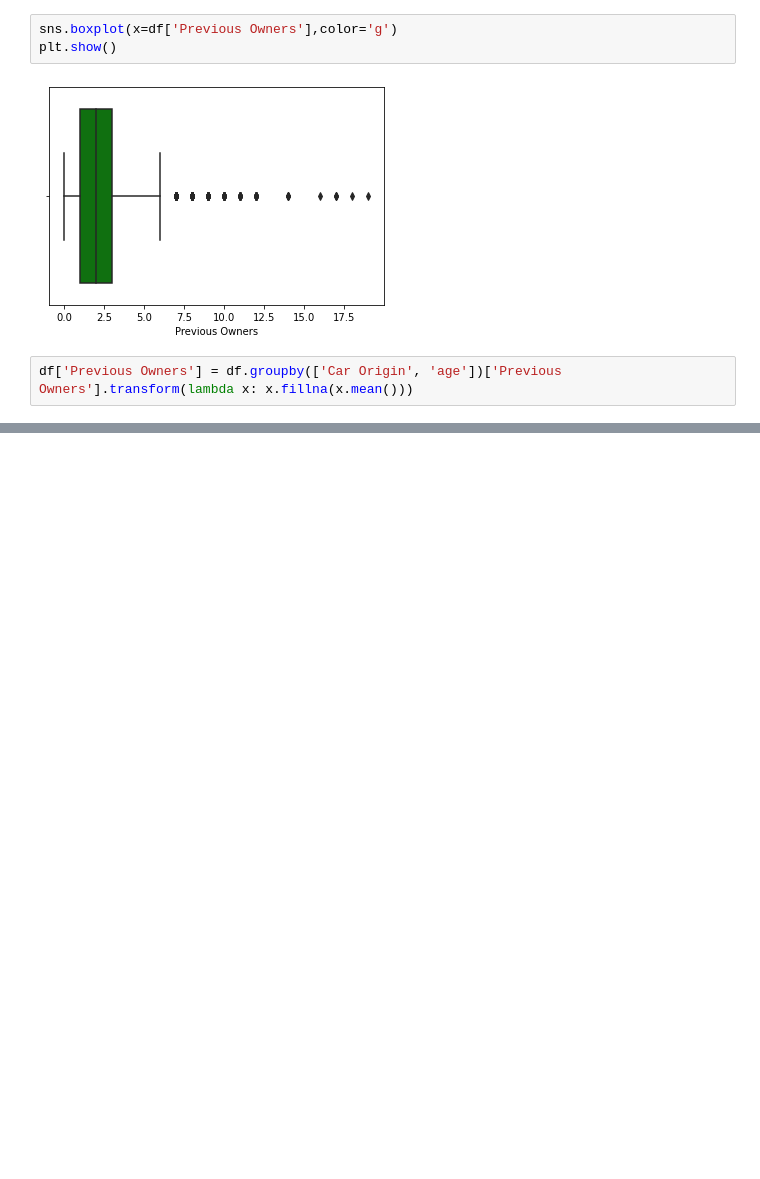
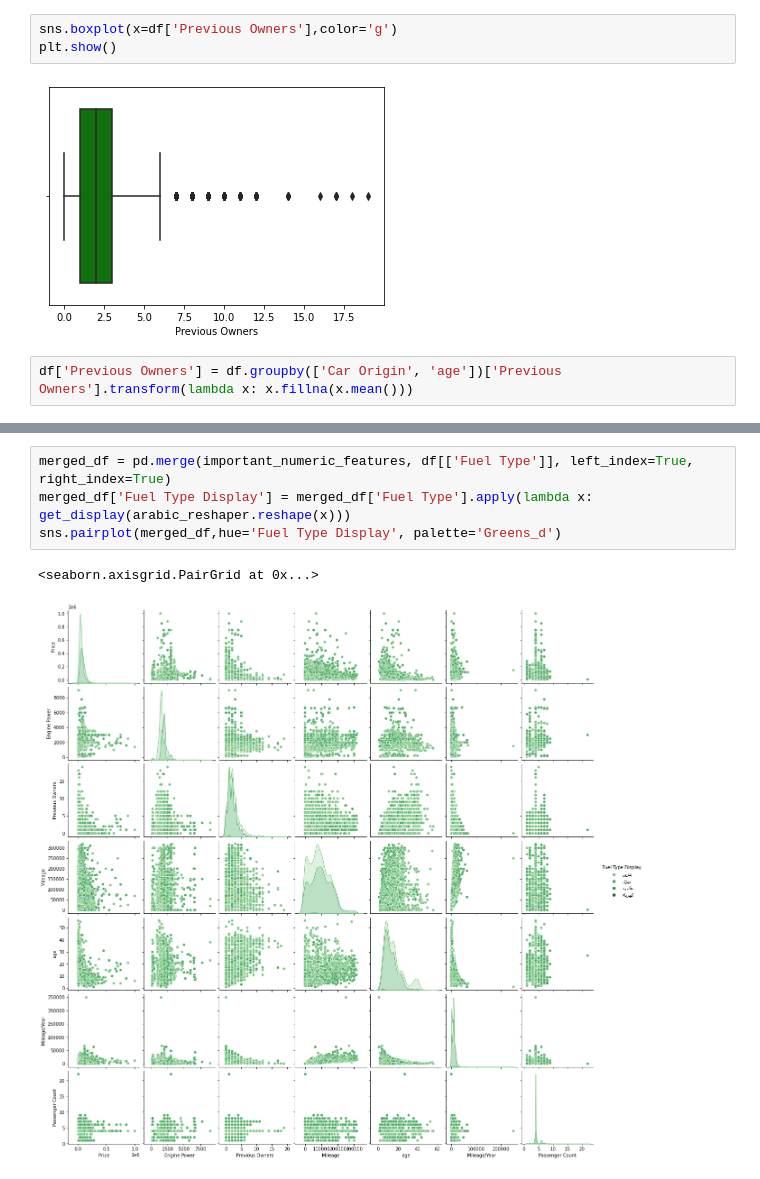
Before and after one commit to HalaKhalifa/Car-Price-Prediction, a Jupyter notebook: Preprocessing - part 3.ipynb, the cells around one changed output, grey strips where cells are left out. Drawn from its saved outputs; the diff is of its cells as text; blank space fills up the shorter version.

```diff
--- a/Preprocessing - part 3.ipynb
+++ b/Preprocessing - part 3.ipynb
@@ -342,0 +372,7 @@ sns.jointplot(x='Engine Power',y='Mileage',data=df,kind='hex',cmap='Greens',colo
+# %%
+merged_df = pd.merge(important_numeric_features, df[['Fuel Type']], left_index=True, right_index=True)
+merged_df['Fuel Type Display'] = merged_df['Fuel Type'].apply(lambda x: get_display(arabic_reshaper.reshape(x)))
+sns.pairplot(merged_df,hue='Fuel Type Display', palette='Greens_d')
+# %% [output]
+<seaborn.axisgrid.PairGrid at 0x...>
+[figure, added]
```
Also changed, not shown: parts of 65 cells of this notebook, 2 other files.
